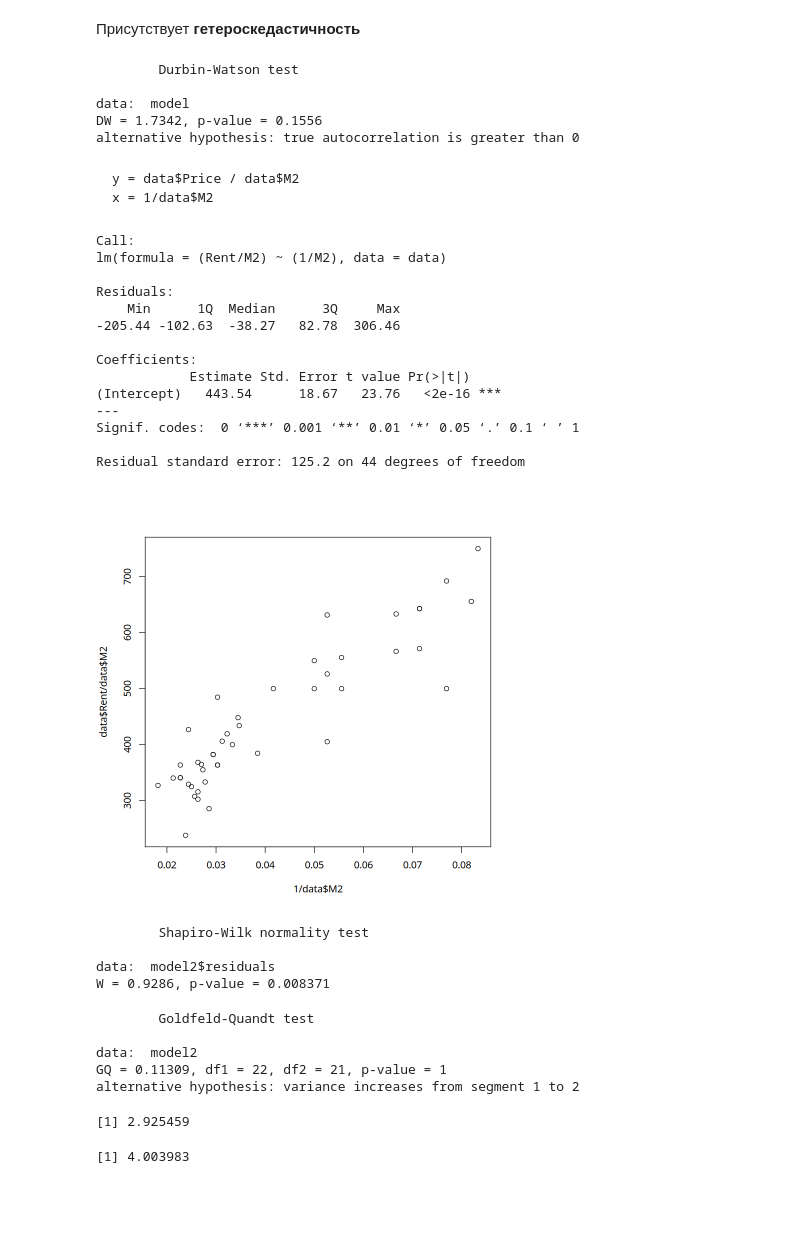
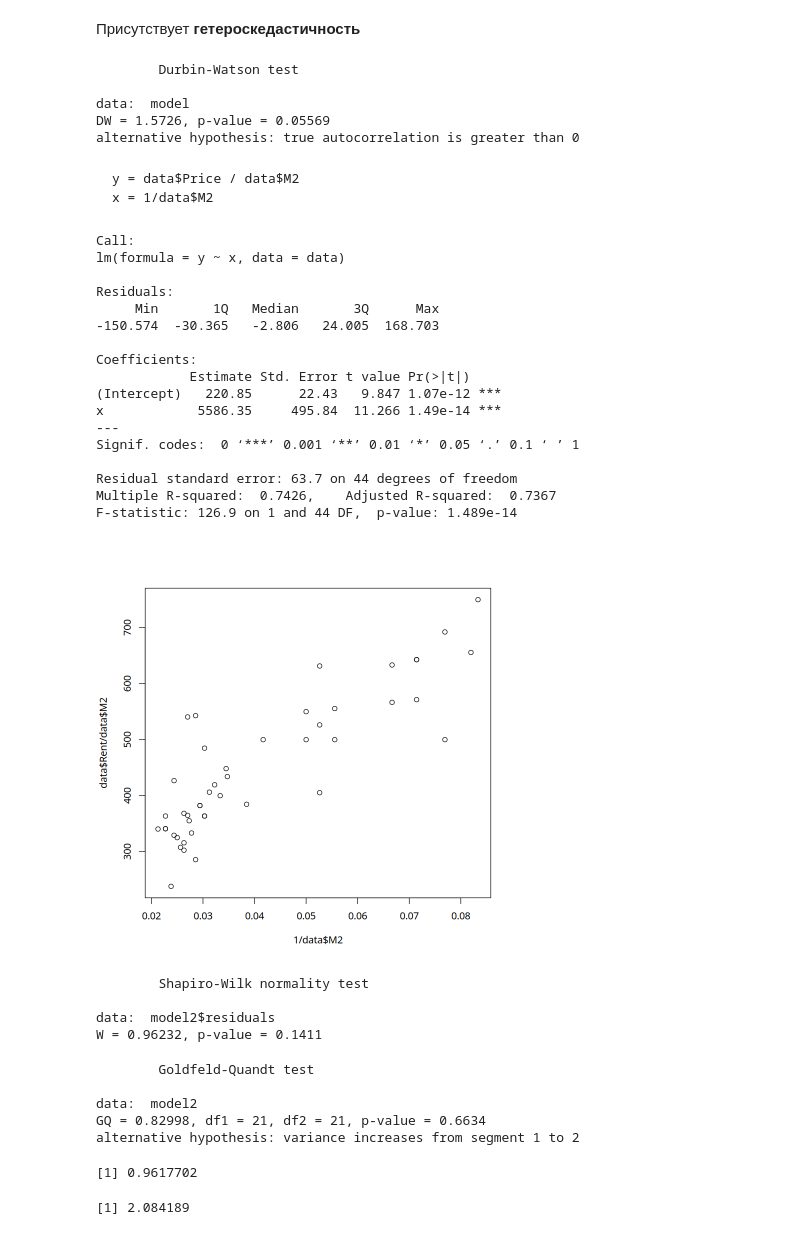
Before and after one commit to Amatikay/Econometrics_labs, a Jupyter notebook: Semester2/Lab-1/main.ipynb, the cells around one changed output. Cells and saved outputs as stored; diff of their text form; code cells hidden in the pictures; blank space fills up the shorter version.

````diff
--- a/Semester2/Lab-1/main.ipynb
+++ b/Semester2/Lab-1/main.ipynb
@@ -173,6 +177,7 @@ F-statistic: 15.45 on 1 and 48 DF,  p-value: 0.0002708
 # %%
 data <- data[-which(data$M2 == 3.0),]
-data <- data[-which(data$Rent > 18999),]
-data <- data[-which(data$Rent < 5000),]
+data <- data[-which(data$M2 == 55),] # В регрессию укладывается, но у меня тесты не сходятся. Пробую убрать.
+data <- data[-which(data$Rent == 25000),]
+data <- data[-which(data$Rent == 1000),]
 plot(data$M2  , data$Rent)
 # %% [output]
@@ -201,7 +206,7 @@ dwtest(model)
         Durbin-Watson test
 
 data:  model
-DW = 1.7342, p-value = 0.1556
+DW = 1.5726, p-value = 0.05569
 alternative hypothesis: true autocorrelation is greater than 0
 # %% [markdown]
 ```
@@ -210,54 +215,71 @@ x = 1/data$M2
 ```
 # %%
 data <- data[ order(data$Rent), ]
-model2 <- lm( (Rent / M2) ~ (1/M2) ,data = data)
+
+y <- data$Rent / data$M2
+x <- 1 / data$M2
+
+model2 <- lm( y ~ x ,data = data)
 summary(model2)
 plot(1/data$M2  , data$Rent/data$M2)
 # %% [output]
 Call:
-lm(formula = (Rent/M2) ~ (1/M2), data = data)
+lm(formula = y ~ x, data = data)
 
 Residuals:
-    Min      1Q  Median      3Q     Max
--205.44 -102.63  -38.27   82.78  306.46
+     Min       1Q   Median       3Q      Max
+-150.574  -30.365   -2.806   24.005  168.703
 
 Coefficients:
             Estimate Std. Error t value Pr(>|t|)
-(Intercept)   443.54      18.67   23.76   <2e-16 ***
+(Intercept)   220.85      22.43   9.847 1.07e-12 ***
+x            5586.35     495.84  11.266 1.49e-14 ***
 ---
 Signif. codes:  0 ‘***’ 0.001 ‘**’ 0.01 ‘*’ 0.05 ‘.’ 0.1 ‘ ’ 1
 
-Residual standard error: 125.2 on 44 degrees of freedom
+Residual standard error: 63.7 on 44 degrees of freedom
+Multiple R-squared:  0.7426,    Adjusted R-squared:  0.7367
+F-statistic: 126.9 on 1 and 44 DF,  p-value: 1.489e-14
-[figure, old version]
+[figure, new version]
 # %%
 shapiro.test(model2$residuals)
 # %% [output]
         Shapiro-Wilk normality test
 
 data:  model2$residuals
-W = 0.9286, p-value = 0.008371
+W = 0.96232, p-value = 0.1411
 # %%
 gqtest(model2)
 # %% [output]
         Goldfeld-Quandt test
 
 data:  model2
-GQ = 0.11309, df1 = 22, df2 = 21, p-value = 1
+GQ = 0.82998, df1 = 21, df2 = 21, p-value = 0.6634
 alternative hypothesis: variance increases from segment 1 to 2
 # %%
-model2_begin <- lm( (Rent / M2) ~ (1/M2) ,data = head(data,30))
-model2_end <- lm( (Rent / M2) ~ (1/M2) ,data = tail(data,30))
-F <- var(model2_begin$residuals) / var(model2_end$residuals)
+y_head <-( head(data$Rent,30) / head(data$M2,30) )
+x_head <- ( 1 / head(data$M2,30 ) )
+
+y_tail <-( tail(data$Rent,30) / tail(data$M2,30) )
+x_tail <- ( 1 / tail(data$M2,30) )
+
+
+model2_head <- lm( y_head ~ x_head )
+model2_tail <- lm( y_tail ~ x_tail )
+F <- var(model2_head$residuals) / var(model2_tail$residuals)
 F
 # %% [output]
-[1] 2.925459
+[1] 0.9617702
 # %%
 alpha <- 0.05
 
-DF1 <- 1
-DF2 <- 59
+# DF1 <- 1
+# DF2 <- 59
+
+DF1 <- 21
+DF2 <- 21
 
 critical_value <- qf(1 - alpha, DF1, DF2)
 critical_value
 # %% [output]
-[1] 4.003983
+[1] 2.084189
````
Also changed, not shown: parts of 12 cells of this notebook.
